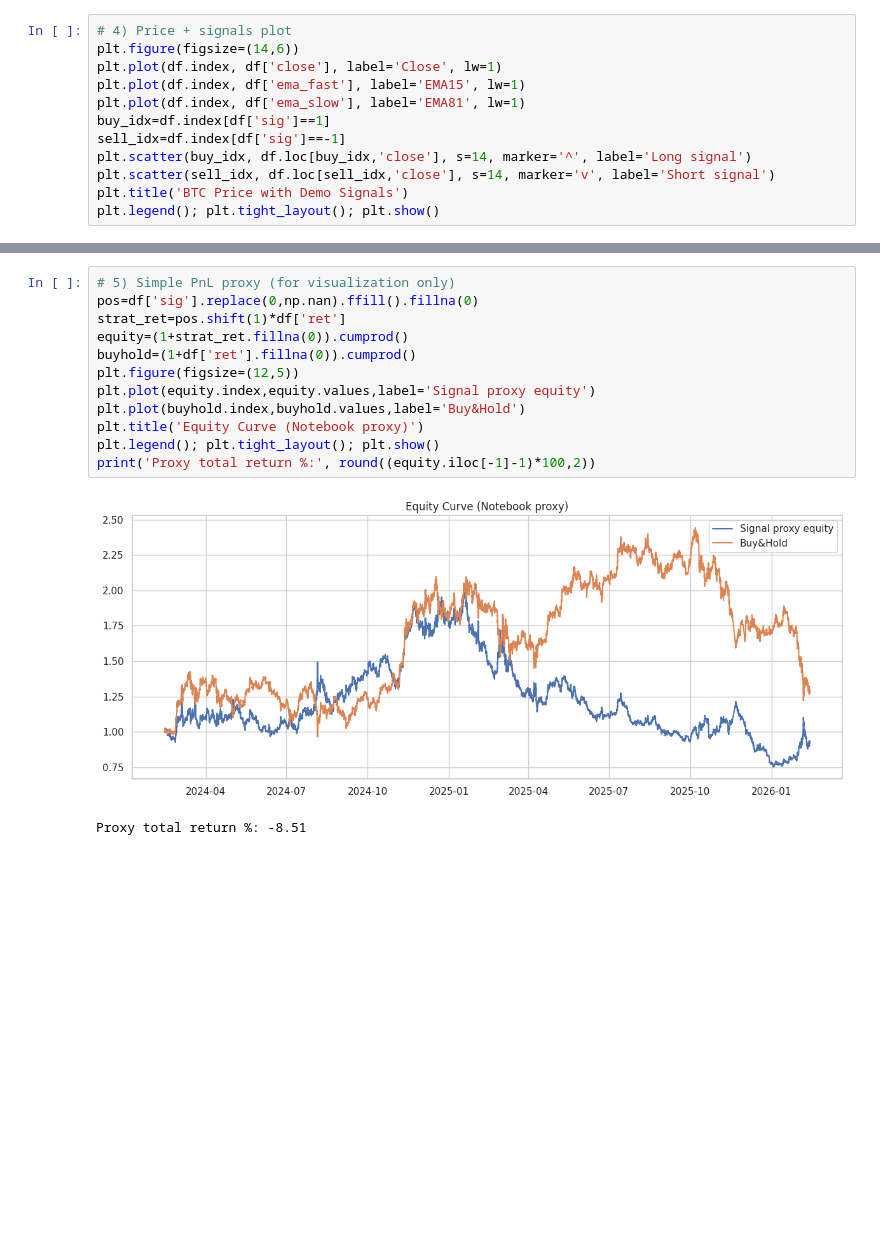
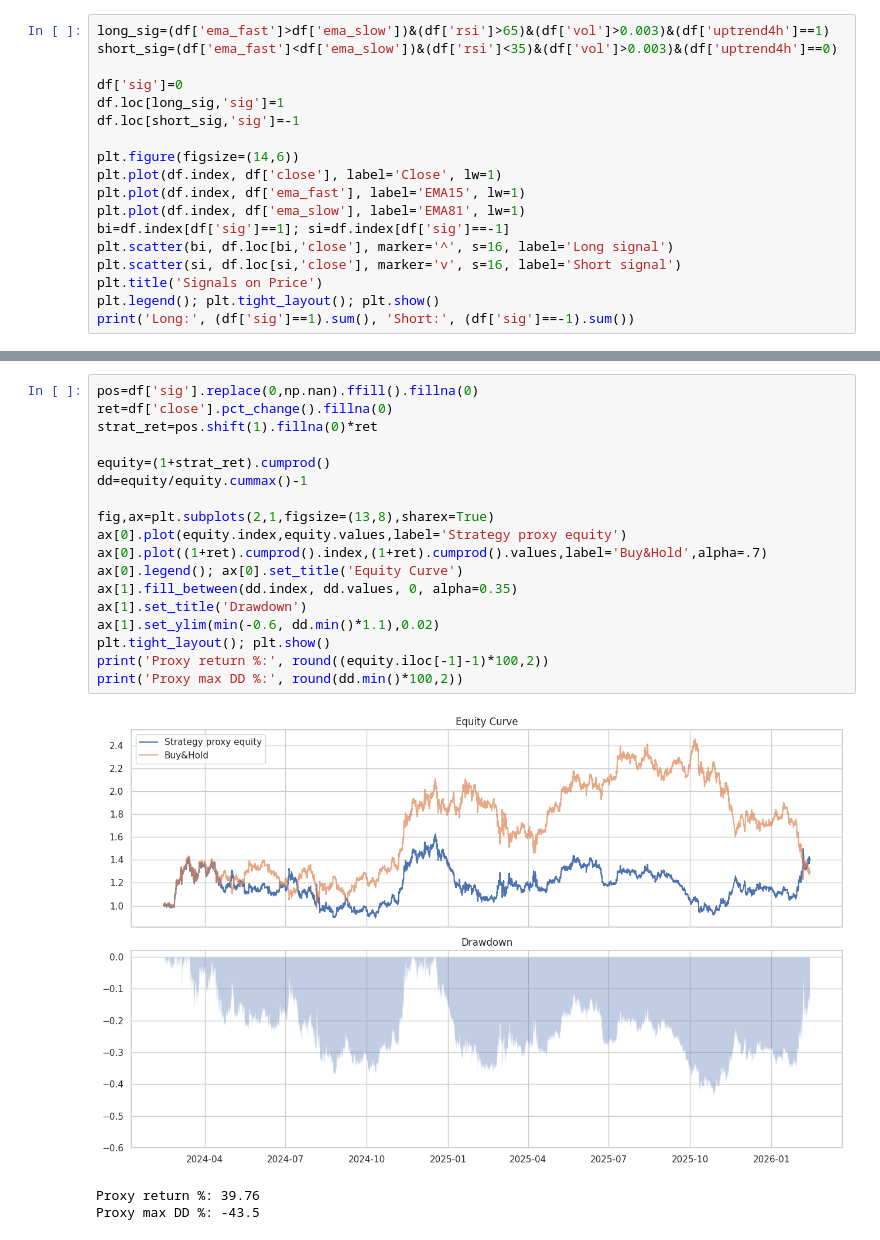
Before and after one commit to bluerror2710/last-model-paper-demo, a Jupyter notebook: notebook_demo.ipynb, the cells around one changed output, grey strips where cells are left out. Drawn from its saved outputs; the diff is of its cells as text; blank space fills up the shorter version.

Commit message:
Make notebook complete: usage guide, checklist, extra plots

```diff
--- a/notebook_demo.ipynb
+++ b/notebook_demo.ipynb
@@ -59,13 +77,19 @@ Name: count, dtype: int64
 # %%
-# 4) Price + signals plot
+long_sig=(df['ema_fast']>df['ema_slow'])&(df['rsi']>65)&(df['vol']>0.003)&(df['uptrend4h']==1)
+short_sig=(df['ema_fast']<df['ema_slow'])&(df['rsi']<35)&(df['vol']>0.003)&(df['uptrend4h']==0)
+
+df['sig']=0
+df.loc[long_sig,'sig']=1
+df.loc[short_sig,'sig']=-1
+
 plt.figure(figsize=(14,6))
 plt.plot(df.index, df['close'], label='Close', lw=1)
 plt.plot(df.index, df['ema_fast'], label='EMA15', lw=1)
 plt.plot(df.index, df['ema_slow'], label='EMA81', lw=1)
-buy_idx=df.index[df['sig']==1]
-sell_idx=df.index[df['sig']==-1]
-plt.scatter(buy_idx, df.loc[buy_idx,'close'], s=14, marker='^', label='Long signal')
-plt.scatter(sell_idx, df.loc[sell_idx,'close'], s=14, marker='v', label='Short signal')
-plt.title('BTC Price with Demo Signals')
+bi=df.index[df['sig']==1]; si=df.index[df['sig']==-1]
+plt.scatter(bi, df.loc[bi,'close'], marker='^', s=16, label='Long signal')
+plt.scatter(si, df.loc[si,'close'], marker='v', s=16, label='Short signal')
+plt.title('Signals on Price')
 plt.legend(); plt.tight_layout(); plt.show()
+print('Long:', (df['sig']==1).sum(), 'Short:', (df['sig']==-1).sum())
 # %% [output]
@@ -73,15 +100,22 @@ plt.legend(); plt.tight_layout(); plt.show()
 # %%
-# 5) Simple PnL proxy (for visualization only)
 pos=df['sig'].replace(0,np.nan).ffill().fillna(0)
-strat_ret=pos.shift(1)*df['ret']
-equity=(1+strat_ret.fillna(0)).cumprod()
-buyhold=(1+df['ret'].fillna(0)).cumprod()
-plt.figure(figsize=(12,5))
-plt.plot(equity.index,equity.values,label='Signal proxy equity')
-plt.plot(buyhold.index,buyhold.values,label='Buy&Hold')
-plt.title('Equity Curve (Notebook proxy)')
-plt.legend(); plt.tight_layout(); plt.show()
-print('Proxy total return %:', round((equity.iloc[-1]-1)*100,2))
+ret=df['close'].pct_change().fillna(0)
+strat_ret=pos.shift(1).fillna(0)*ret
+
+equity=(1+strat_ret).cumprod()
+dd=equity/equity.cummax()-1
+
+fig,ax=plt.subplots(2,1,figsize=(13,8),sharex=True)
+ax[0].plot(equity.index,equity.values,label='Strategy proxy equity')
+ax[0].plot((1+ret).cumprod().index,(1+ret).cumprod().values,label='Buy&Hold',alpha=.7)
+ax[0].legend(); ax[0].set_title('Equity Curve')
+ax[1].fill_between(dd.index, dd.values, 0, alpha=0.35)
+ax[1].set_title('Drawdown')
+ax[1].set_ylim(min(-0.6, dd.min()*1.1),0.02)
+plt.tight_layout(); plt.show()
+print('Proxy return %:', round((equity.iloc[-1]-1)*100,2))
+print('Proxy max DD %:', round(dd.min()*100,2))
 # %% [output]
-[figure, old version]
+[figure, new version]
-Proxy total return %: -8.51
+Proxy return %: 39.76
+Proxy max DD %: -43.5
```
Also changed, not shown: parts of 17 cells of this notebook.
